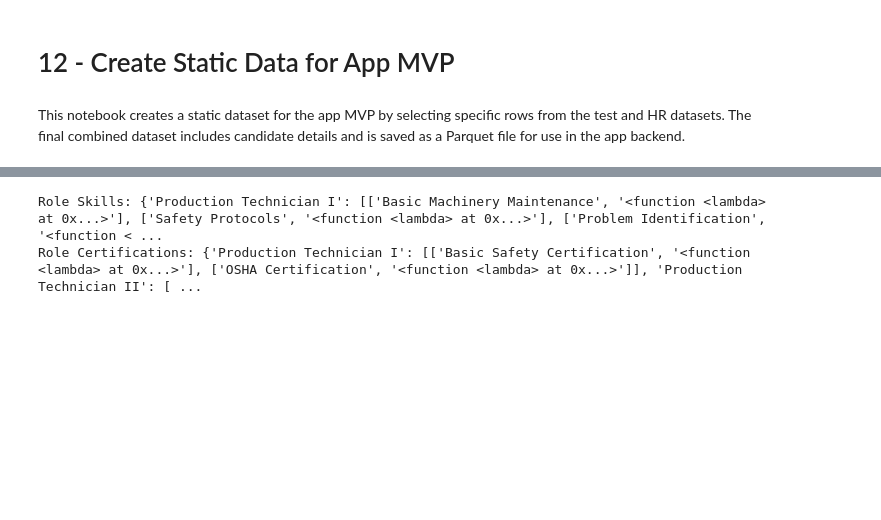
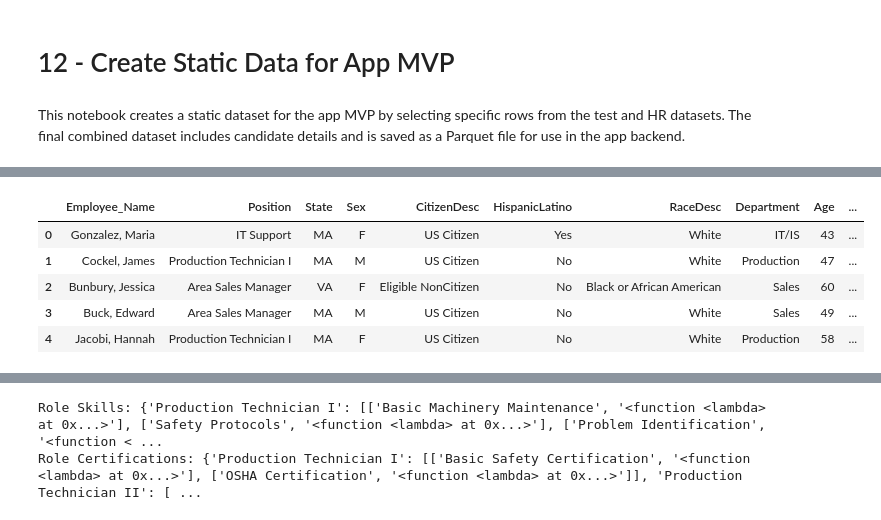
Before and after one commit to markuskuehnle/bias-fairness-mvp, a Jupyter notebook: notebooks/12_create_static_data_for_mvp.ipynb, the cells around one changed output, grey strips where cells are left out. Cells and saved outputs as stored; diff of their text form; code cells hidden in the pictures; blank space fills up the shorter version.

```diff
--- a/notebooks/12_create_static_data_for_mvp.ipynb
+++ b/notebooks/12_create_static_data_for_mvp.ipynb
@@ -21,3 +28,10 @@ selected_rows = df.loc[row_indices]
 # %%
 hr_data = pd.read_parquet("../data/interim/hr_data_simulated.parquet")
-hr_selected_rows = hr_data.loc[row_indices]
+hr_data.head()
+# %% [output]
+|  | Employee_Name | Position | State | Sex | CitizenDesc | HispanicLatino | RaceDesc | Department | Age | ... |
+| 0 | Gonzalez, Maria | IT Support | MA | F | US Citizen | Yes | White | IT/IS | 43 | ... |
+| 1 | Cockel, James | Production Technician I | MA | M | US Citizen | No | White | Production | 47 | ... |
+| 2 | Bunbury, Jessica | Area Sales Manager | VA | F | Eligible NonCitizen | No | Black or African American | Sales | 60 | ... |
+| 3 | Buck, Edward | Area Sales Manager | MA | M | US Citizen | No | White | Sales | 49 | ... |
+| 4 | Jacobi, Hannah | Production Technician I | MA | F | US Citizen | No | White | Production | 58 | ... |
```
Also changed, not shown: parts of 25 cells of this notebook, 27 other files.
